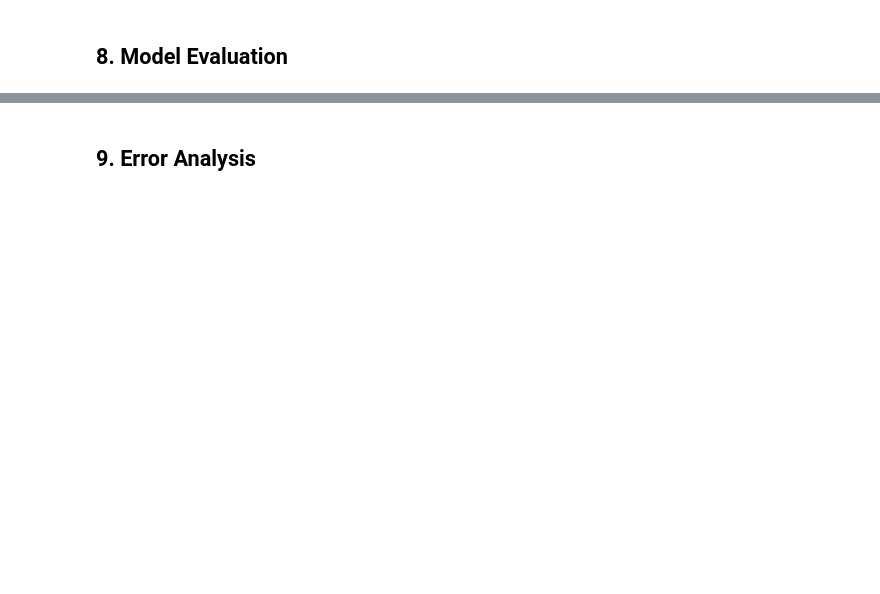
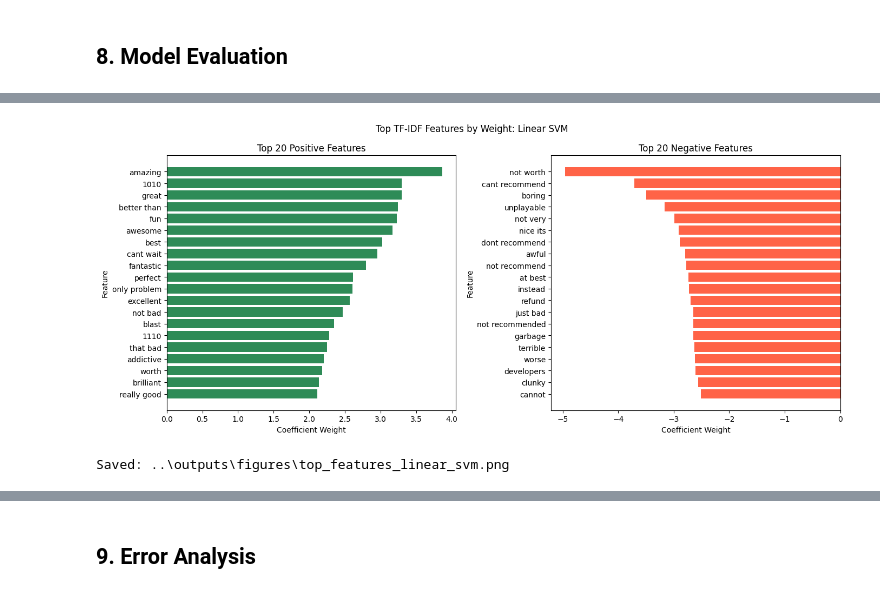
Before and after one commit to thebobmay/applied-ml-player-feedback, a Jupyter notebook: notebooks/modeling.ipynb, the cells around one changed output, grey strips where cells are left out. Saved outputs shown, nothing was run; the diff lists cells and outputs as text; code cells hidden in the pictures; blank space fills up the shorter version.

```diff
--- a/notebooks/modeling.ipynb
+++ b/notebooks/modeling.ipynb
@@ -604,0 +833,42 @@ The TF-IDF vectorizer was fit on the training set only and hit the 50,000-featur
+# %%
+import matplotlib.pyplot as plt
+import numpy as np
+
+if hasattr(winner_model, 'coef_'):
+    feature_names = vectorizer.get_feature_names_out()
+    coef = winner_model.coef_
+    if hasattr(coef, 'toarray'):
+        coef = coef.toarray()
+    coef = coef.ravel()
+
+    n = 20
+    top_pos_idx = np.argsort(coef)[-n:][::-1]
+    top_neg_idx = np.argsort(coef)[:n]
+
+    pos_terms   = feature_names[top_pos_idx]
+    pos_weights = coef[top_pos_idx]
+    neg_terms   = feature_names[top_neg_idx]
+    neg_weights = coef[top_neg_idx]
+
+    fig, axes = plt.subplots(1, 2, figsize=(14, 6))
+    axes[0].barh(pos_terms[::-1], pos_weights[::-1], color='seagreen')
+    axes[0].set_title(f'Top {n} Positive Features')
+    axes[0].set_xlabel('Coefficient Weight')
+    axes[0].set_ylabel('Feature')
+
+    axes[1].barh(neg_terms[::-1], neg_weights[::-1], color='tomato')
+    axes[1].set_title(f'Top {n} Negative Features')
+    axes[1].set_xlabel('Coefficient Weight')
+    axes[1].set_ylabel('Feature')
+
+    plt.suptitle(f'Top TF-IDF Features by Weight: {winner_name}')
+    plt.tight_layout()
+    out = FIGURES / f'top_features_{winner_name.lower().replace(" ", "_")}.png'
+    plt.savefig(out, dpi=150)
+    plt.show()
+    print(f"Saved: {out}")
+else:
+    print(f"{winner_name} does not expose feature coefficients. Skipping top features chart.")
+# %% [output]
+[figure, added]
+Saved: ..\outputs\figures\top_features_linear_svm.png
```
Also changed, not shown: parts of 14 cells of this notebook, 5 other files.
